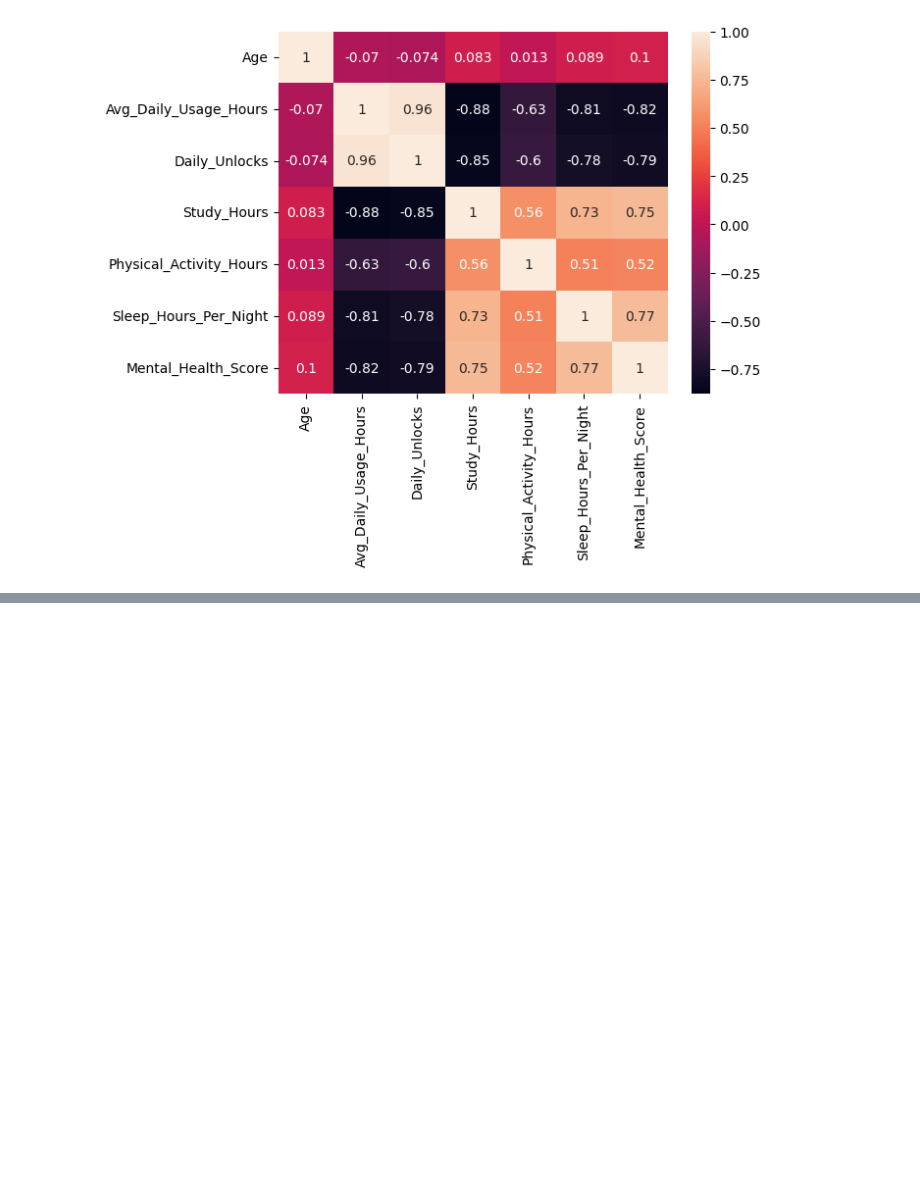
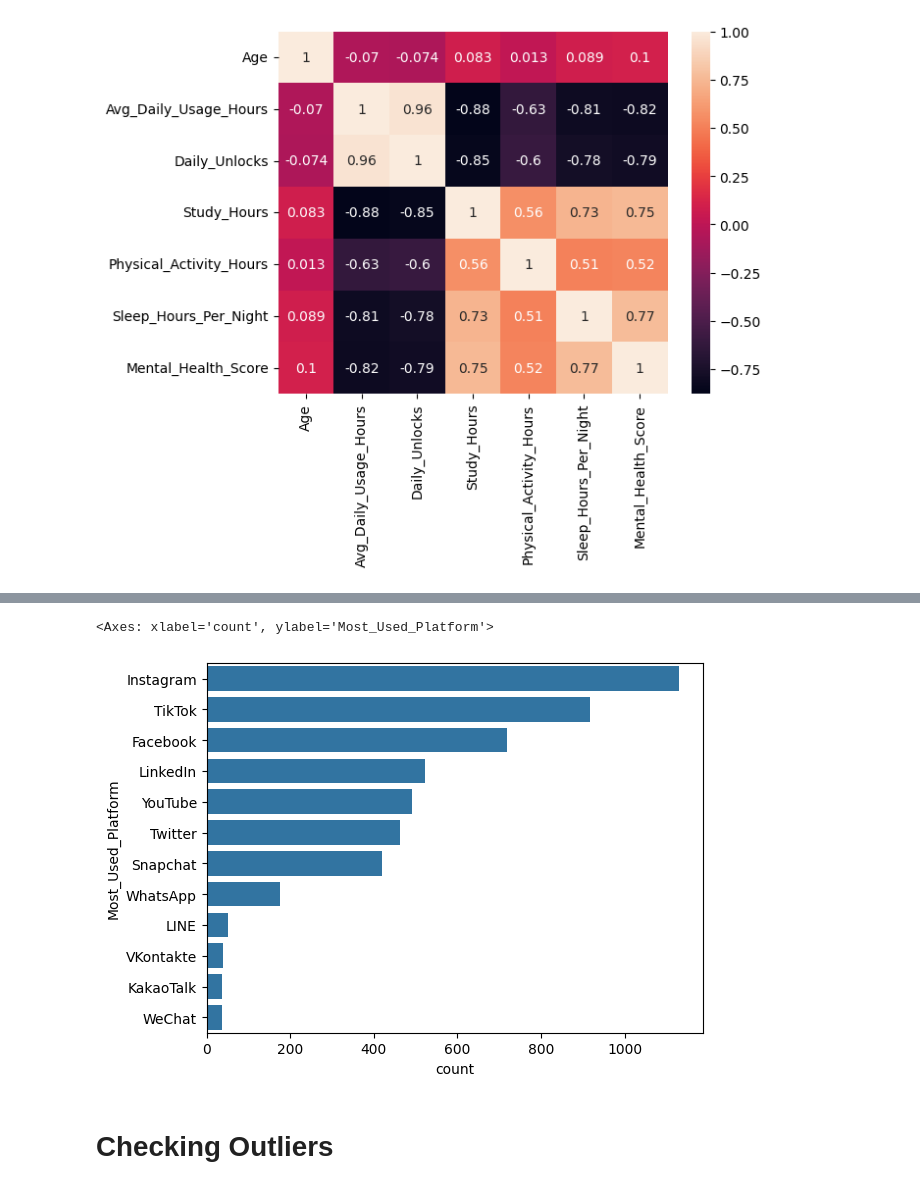
Before and after one commit to soumensen411/Student-Mental-Health-Score-Prediction, a Jupyter notebook: Student_Mental_Health_Score_Prediction.ipynb, the cells around one changed output, grey strips where cells are left out. Saved outputs shown, nothing was run; the diff lists cells and outputs as text; code cells hidden in the pictures; blank space fills up the shorter version.

```diff
--- a/Student_Mental_Health_Score_Prediction.ipynb
+++ b/Student_Mental_Health_Score_Prediction.ipynb
@@ -100,0 +113,9 @@ sns.boxplot(x=df['Stress_Level'],y=df['Mental_Health_Score'],order=order)
+# %%
+# Most used platform
+sns.countplot( df['Most_Used_Platform'],order=df['Most_Used_Platform'
+].value_counts().index)
+# %% [output]
+<Axes: xlabel='count', ylabel='Most_Used_Platform'>
+[figure, added]
+# %% [markdown]
+# Checking Outliers
```
Also changed, not shown: parts of 14 cells of this notebook.
